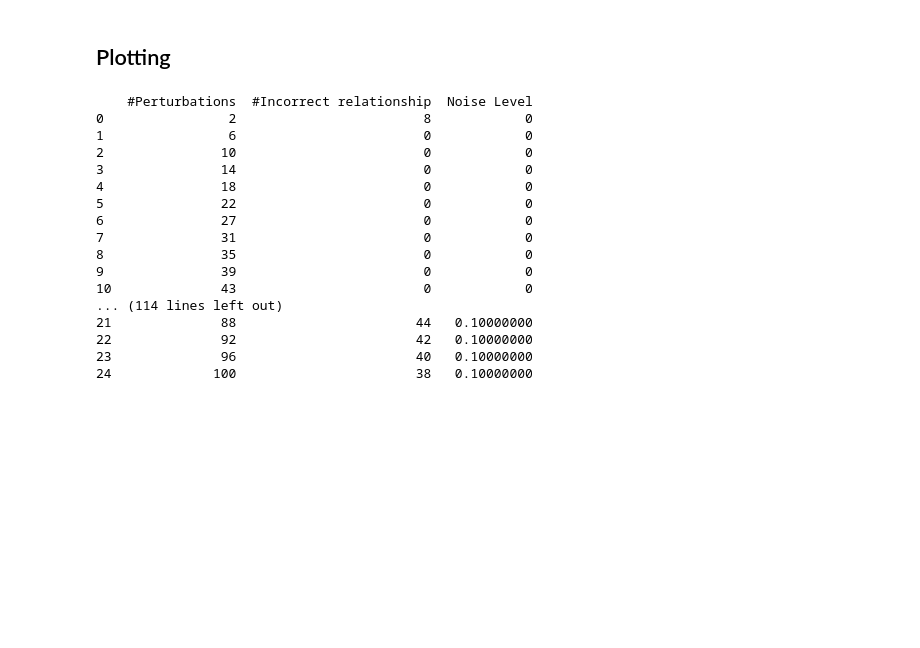
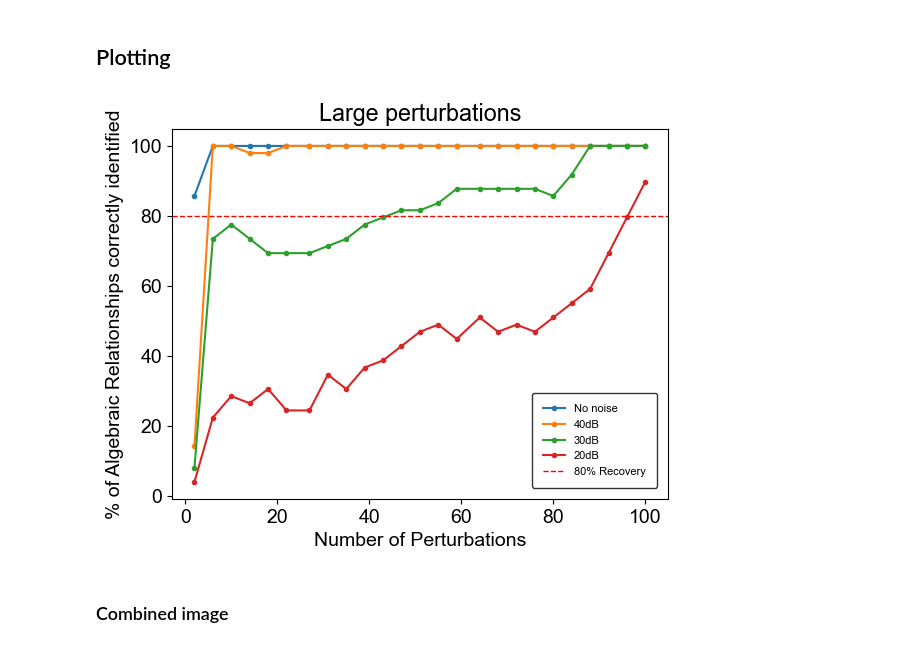
Before and after one commit to mjayadharan/DAE-FINDER_dev, a Jupyter notebook: Example_3_powergrid_case_39_pertub_depend.ipynb, the cells around one changed output. Drawn from its saved outputs; the diff is of its cells as text; code cells hidden in the pictures; blank space fills up the shorter version.

Commit message:
added plotting feature to Example_3_perturb notebook

```diff
--- a/Example_3_powergrid_case_39_pertub_depend.ipynb
+++ b/Example_3_powergrid_case_39_pertub_depend.ipynb
@@ -1038,32 +1038,49 @@ combined_result_df.to_csv("/Users/manu_jay/git_repos/DAE-FINDER_dev/Numerical_Ex
 # %% [markdown]
 ## Plotting
 # %%
-# folder_name_1 = "case39bus9gen_halfperturb"
-folder_name_1 = "case39bus10gen_onetenthperturb"
-
+folder_name_1 = "case39bus9gen_halfperturb"
+# folder_name_1 = "case39bus10gen_onetenthperturb"
+noise_percent_list = [0,0.0001,0.001,0.01]
+snr_list = ["No noise", "40dB", "30dB", "20dB"]
 result_dict_up= {}
-for noise_perc_value in noise_percent_list:
-    result_dict_up[noise_perc_value] = pd.read_csv(
+for noise_perc_value, snr in zip(noise_percent_list, snr_list):
+    result_dict_up[snr] = pd.read_csv(
         ("/Users/manu_jay/git_repos/DAE-FINDER_dev/Numerical_Example/power_grid/{}/{}_noise_{}.csv".format(
             folder_name_1,folder_name_1, noise_perc_value)))
 # %%
-for noise_level in result_dict_up:
-    print(result_dict_up[noise_level])
+total_relations = 49
+from matplotlib import pyplot as plt
+for snr, result_df_ in result_dict_up.items():
+    plt.plot(result_df_["#Perturbations"],
+             (total_relations-result_df_["#Incorrect relationship"])*100/total_relations, '.-', label = snr)
+    # plt.axhline(y=10, color='r', linestyle='--', linewidth=1, label='Reference Line')
+    # plt.xticks(range(1, len(sing_vals_1)+1, 1))
+    # plt.ylim(np.log(sing_vals_1)[-1]-1, np.log(sing_vals_1)[0]+1)
+
+plt.axhline(y=80, color='r', linestyle='--', linewidth=1, label='80% Recovery')
+
+plt.rcParams['font.family'] = 'Arial'
+plt.rcParams['font.size'] = 14
+# Set labels for X and Y axes
+plt.xlabel('Number of Perturbations')
+plt.ylabel('% of Algebraic Relationships correctly identified')
+plt.legend(
+    # loc='lower right',
+    prop={'size': 8},
+    frameon=True,  # Ensure the legend box is visible
+    borderpad=1,  # Padding between the border and the legend content
+    borderaxespad=1,  # Padding between the legend and the axes
+    fancybox=True,  # Rounded border corners (set to False for square corners)
+    edgecolor='black'
+)
+if folder_name_1 == "case39bus10gen_onetenthperturb":
+    plt.title("Small perturbations")
+elif folder_name_1 == "case39bus9gen_halfperturb":
+    plt.title("Large perturbations")
+# plt.legend()
+
+plt.savefig('/Users/manu_jay/git_repos/DAE-FINDER_dev/Numerical_Example/power_grid/{}.svg'.format(folder_name_1), format='svg', bbox_inches='tight')
 # %% [output]
-    #Perturbations  #Incorrect relationship  Noise Level
-0                2                        8            0
-1                6                        0            0
-2               10                        0            0
-3               14                        0            0
-4               18                        0            0
-5               22                        0            0
-6               27                        0            0
-7               31                        0            0
-8               35                        0            0
-9               39                        0            0
-10              43                        0            0
-... (114 lines left out)
-21              88                       44   0.10000000
-22              92                       42   0.10000000
-23              96                       40   0.10000000
-24             100                       38   0.10000000
+[figure, added]
+# %% [markdown]
+### Combined image
```
Also changed, not shown: parts of 2 cells of this notebook.
